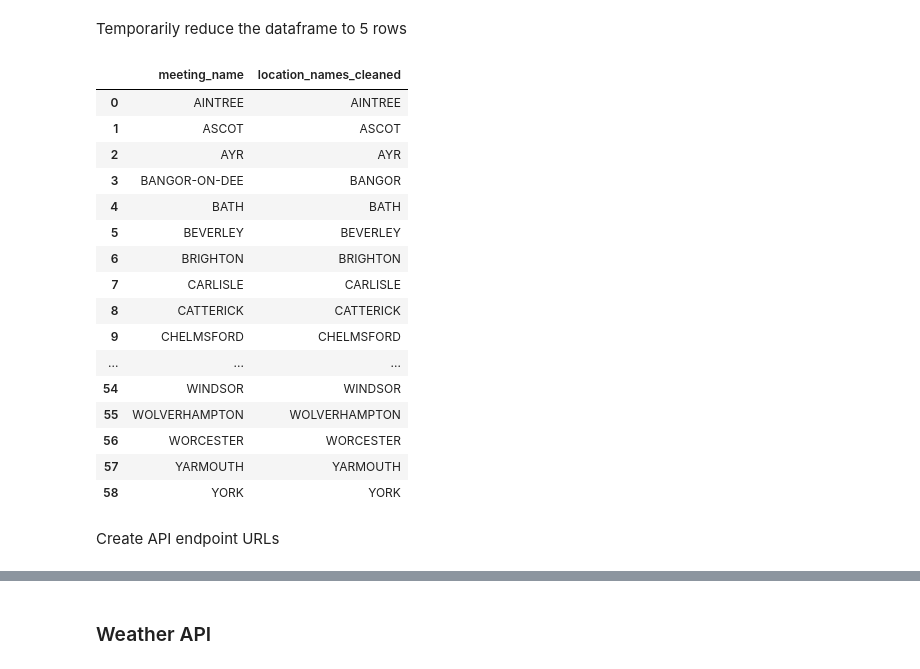
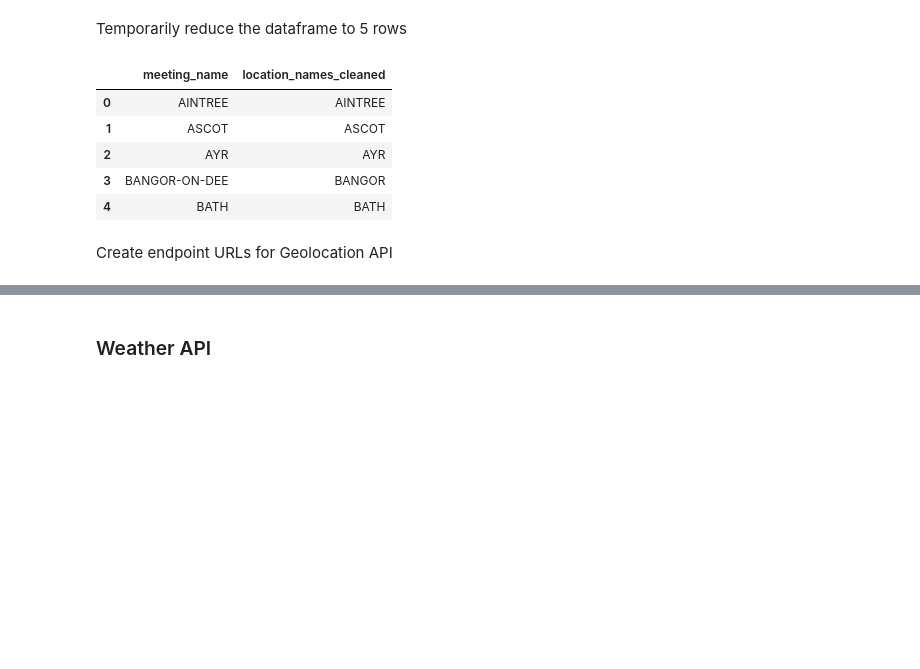
Before and after one commit to Harlequinht/which_horse, a Jupyter notebook: notebook/WeatherAPI.ipynb, the cells around one changed output, grey strips where cells are left out. Drawn from its saved outputs; the diff is of its cells as text; code cells hidden in the pictures; blank space fills up the shorter version.

```diff
--- a/notebook/WeatherAPI.ipynb
+++ b/notebook/WeatherAPI.ipynb
@@ -23,27 +35,16 @@ locations_df['location_names_cleaned'] = locations_df['location_names_cleaned'].
 # %% [markdown]
 Temporarily reduce the dataframe to 5 rows
 # %%
-locations_df
+locations_df.head()
 # %% [output]
 |  | meeting_name | location_names_cleaned |
 | 0 | AINTREE | AINTREE |
 | 1 | ASCOT | ASCOT |
 | 2 | AYR | AYR |
 | 3 | BANGOR-ON-DEE | BANGOR |
 | 4 | BATH | BATH |
-| 5 | BEVERLEY | BEVERLEY |
-| 6 | BRIGHTON | BRIGHTON |
-| 7 | CARLISLE | CARLISLE |
-| 8 | CATTERICK | CATTERICK |
-| 9 | CHELMSFORD | CHELMSFORD |
-| ... | ... | ... |
-| 54 | WINDSOR | WINDSOR |
-| 55 | WOLVERHAMPTON | WOLVERHAMPTON |
-| 56 | WORCESTER | WORCESTER |
-| 57 | YARMOUTH | YARMOUTH |
-| 58 | YORK | YORK |
 # %% [markdown]
-Create API endpoint URLs
+Create endpoint URLs for Geolocation API
 # %%
 api_urls = []
 all_results = []
```
Also changed, not shown: parts of 28 cells of this notebook, 4 other files.
